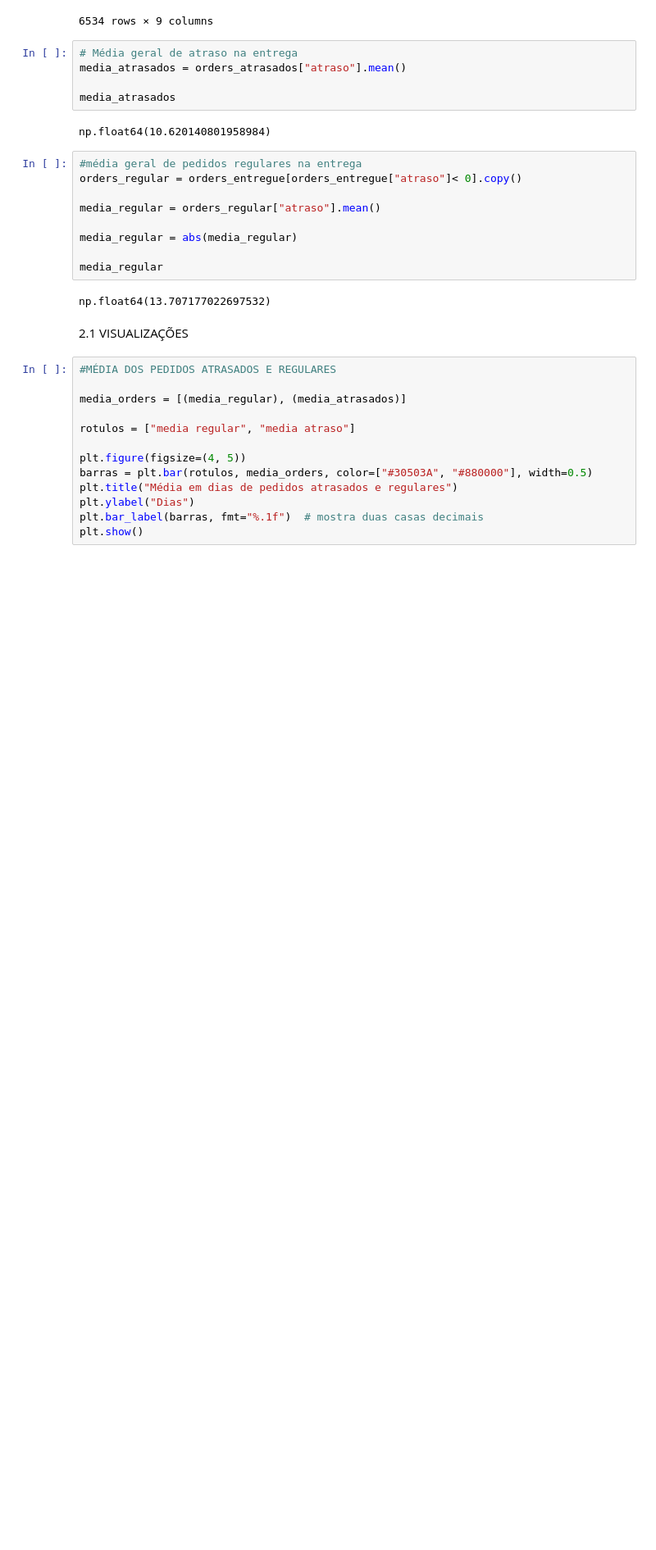
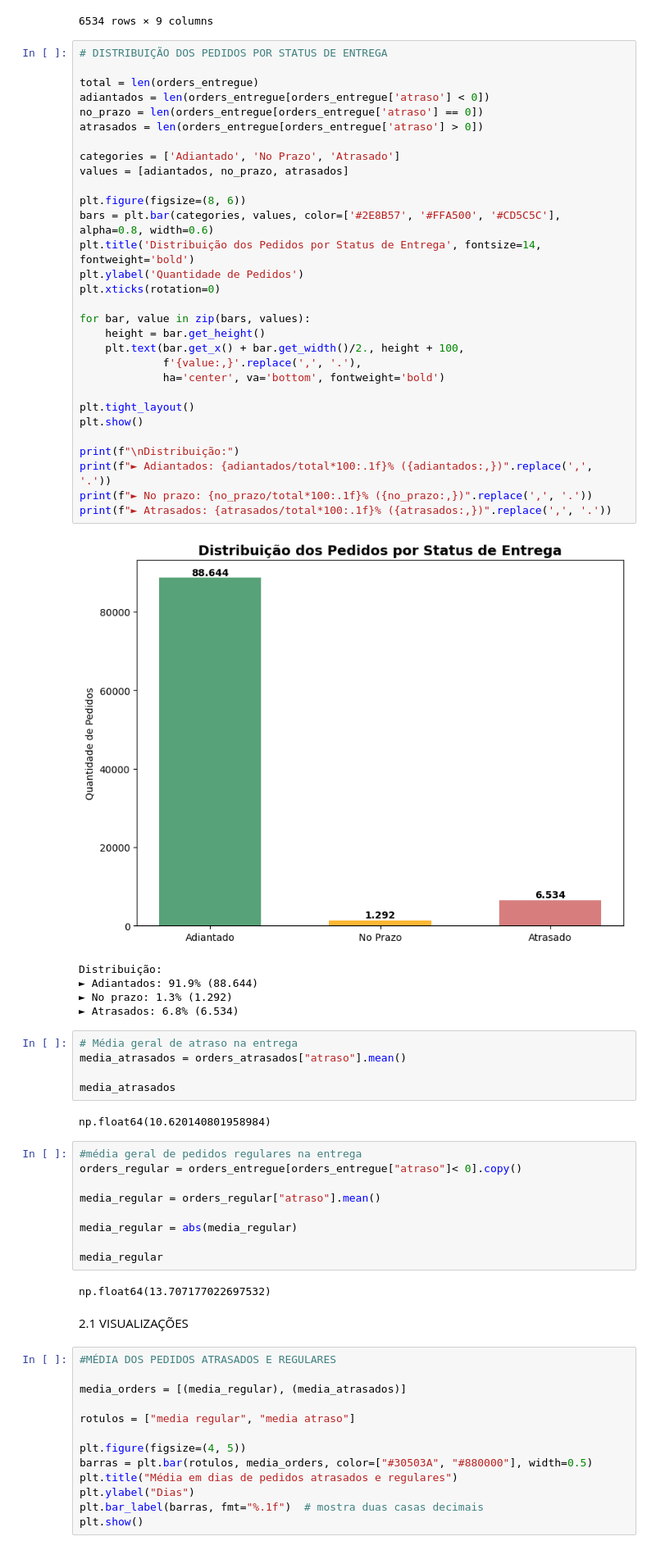
Before and after one commit to oR1an/EDA_Brazilian_E-Commerce, a Jupyter notebook: mack_01.ipynb, the cells around one changed output. Shown: that part at 82% size. Saved outputs shown, nothing was run; the diff lists cells and outputs as text; blank space fills up the shorter version.

```diff
--- a/mack_01.ipynb
+++ b/mack_01.ipynb
@@ -263,6 +263,42 @@ orders_atrasados
 | 99425 | d692ef54145c9cb3322ec2e5508aa3f4 | 82ddfcf9438b0cd1117b55ac33184df8 | delivered | 2018-03-21 | 2018-03-21 | 2018-03-22 | 2018-04-11 | ... |
 | 99432 | cfa78b997e329a5295b4ee6972c02979 | a2f7428f0cafbc8e59f20e1444b67315 | delivered | 2017-12-20 | 2017-12-20 | 2017-12-20 | 2018-01-26 | ... |
 6534 rows × 9 columns
+# %%
+# DISTRIBUIÇÃO DOS PEDIDOS POR STATUS DE ENTREGA
+
+total = len(orders_entregue)
+adiantados = len(orders_entregue[orders_entregue['atraso'] < 0])
+no_prazo = len(orders_entregue[orders_entregue['atraso'] == 0])
+atrasados = len(orders_entregue[orders_entregue['atraso'] > 0])
+
+categories = ['Adiantado', 'No Prazo', 'Atrasado']
+values = [adiantados, no_prazo, atrasados]
+
+plt.figure(figsize=(8, 6))
+bars = plt.bar(categories, values, color=['#2E8B57', '#FFA500', '#CD5C5C'], alpha=0.8, width=0.6)
+plt.title('Distribuição dos Pedidos por Status de Entrega', fontsize=14, fontweight='bold')
+plt.ylabel('Quantidade de Pedidos')
+plt.xticks(rotation=0)
+
+for bar, value in zip(bars, values):
+    height = bar.get_height()
+    plt.text(bar.get_x() + bar.get_width()/2., height + 100,
+             f'{value:,}'.replace(',', '.'),
+             ha='center', va='bottom', fontweight='bold')
+
+plt.tight_layout()
+plt.show()
+
+print(f"\nDistribuição:")
+print(f"► Adiantados: {adiantados/total*100:.1f}% ({adiantados:,})".replace(',', '.'))
+print(f"► No prazo: {no_prazo/total*100:.1f}% ({no_prazo:,})".replace(',', '.'))
+print(f"► Atrasados: {atrasados/total*100:.1f}% ({atrasados:,})".replace(',', '.'))
+# %% [output]
+[figure, added]
+Distribuição:
+► Adiantados: 91.9% (88.644)
+► No prazo: 1.3% (1.292)
+► Atrasados: 6.8% (6.534)
 # %%
 # Média geral de atraso na entrega
 media_atrasados = orders_atrasados["atraso"].mean()
```
Also changed, not shown: parts of 7 cells of this notebook.
